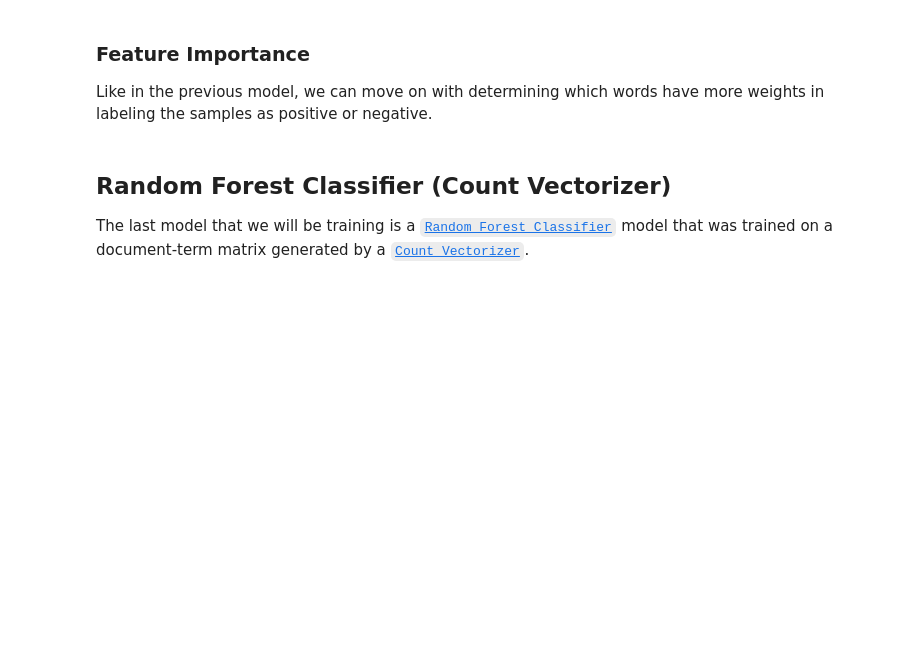
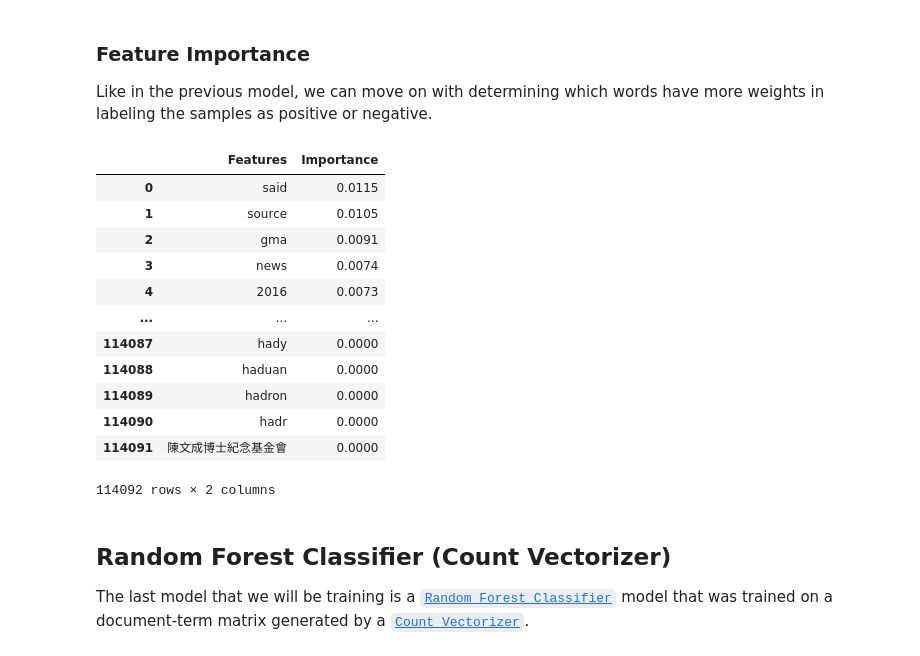
Before and after one commit to francheska-vicente/data102-fake-news, a Jupyter notebook: ModelingPT2_Base.ipynb, the cells around one changed output. Saved outputs shown, nothing was run; the diff lists cells and outputs as text; code cells hidden in the pictures; blank space fills up the shorter version.

Commit message:
adding models

```diff
--- a/ModelingPT2_Base.ipynb
+++ b/ModelingPT2_Base.ipynb
@@ -694,13 +975,27 @@ Like in the previous model, we can move on with determining which words have mor
 # %%
 features = tfidf_vectorizer.get_feature_names()
 
 rf_feature_importance = pd.DataFrame (data = {
   'Features': features,
-  'Importance': np.round (model.feature_importances_, 4)
+  'Importance': np.round (rf_tuned_model_tfidf.feature_importances_, 4)
 })
 
 rf_feature_importance = rf_feature_importance.sort_values (by = 'Importance', ascending = False)
 rf_feature_importance.reset_index(drop = True)
+# %% [output]
+|  | Features | Importance |
+| 0 | said | 0.0115 |
+| 1 | source | 0.0105 |
+| 2 | gma | 0.0091 |
+| 3 | news | 0.0074 |
+| 4 | 2016 | 0.0073 |
+| ... | ... | ... |
+| 114087 | hady | 0.0000 |
+| 114088 | haduan | 0.0000 |
+| 114089 | hadron | 0.0000 |
+| 114090 | hadr | 0.0000 |
+| 114091 | 陳文成博士紀念基金會 | 0.0000 |
+114092 rows × 2 columns
 # %% [markdown]
 ## Random Forest Classifier (Count Vectorizer)
 The last model that we will be training is a [`Random Forest Classifier`](https://scikit-learn.org/stable/modules/generated/sklearn.ensemble.RandomForestClassifier.html) model that was trained on a document-term matrix generated by a [`Count Vectorizer`](https://scikit-learn.org/stable/modules/generated/sklearn.feature_extraction.text.CountVectorizer.html).
```
Also changed, not shown: parts of 52 cells of this notebook, 17 other files.
